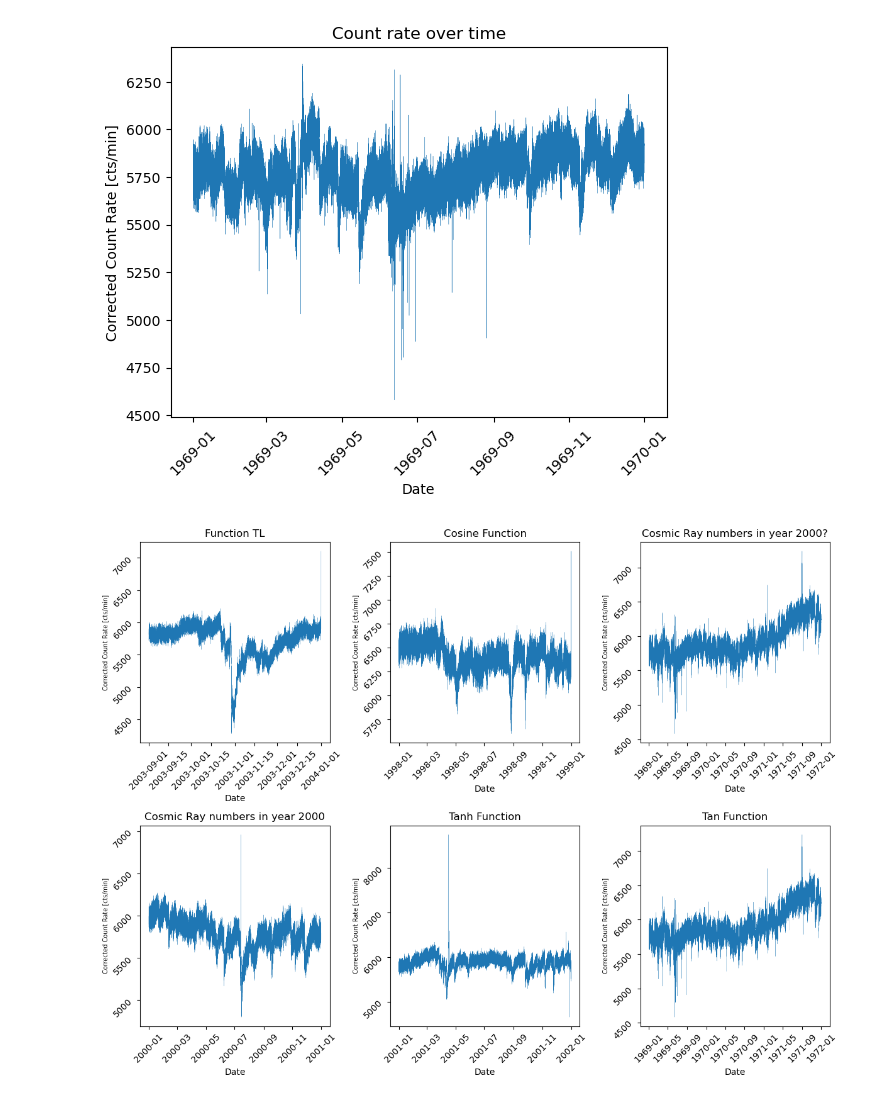
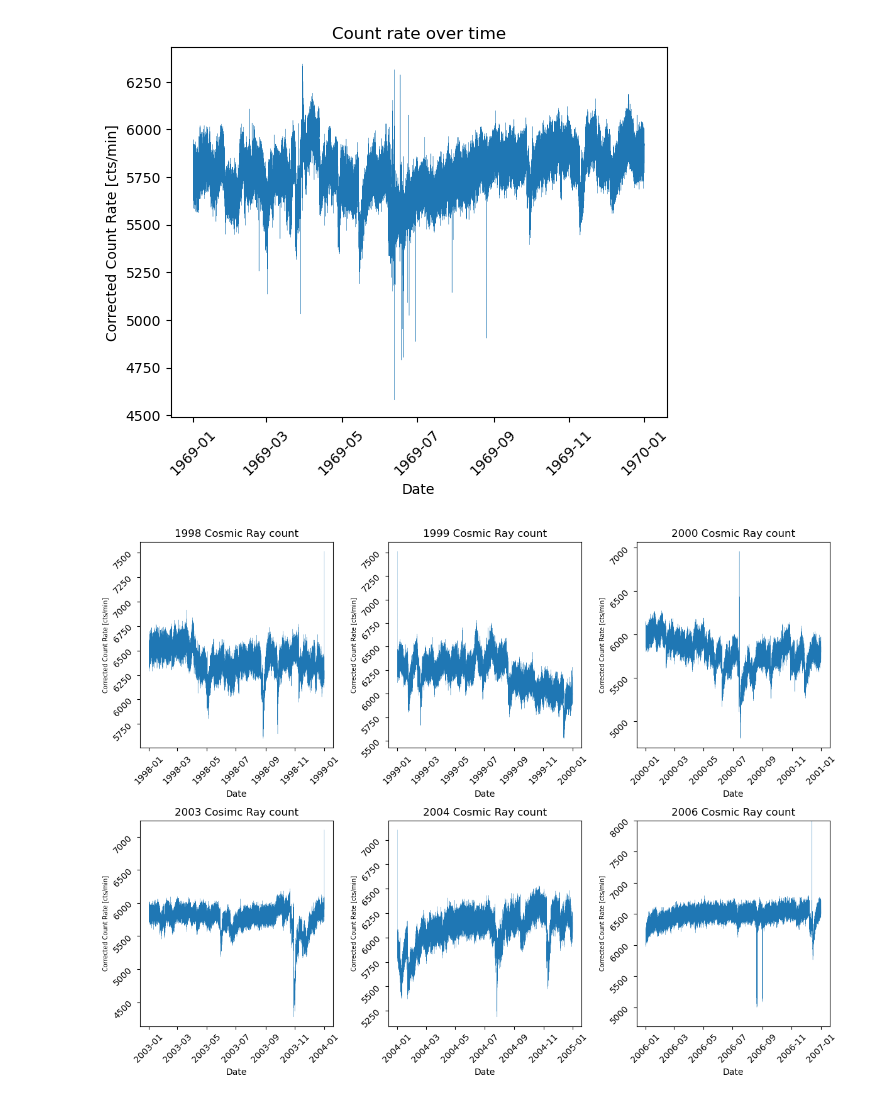
Before and after one commit to JamesGebala/High-energy-cosmic-rays-The-journey-from-supernovae-to-Earth, a Jupyter notebook: personal project plot.ipynb, the cells around one changed output. Drawn from its saved outputs; the diff is of its cells as text; code cells hidden in the pictures.

Commit message:
Subplots print to png and events found

```diff
--- a/personal project plot.ipynb
+++ b/personal project plot.ipynb
@@ -120,18 +120,18 @@ plt.savefig('Count rate graph 1969-01-01 to 1970-01-01 5 minute intervals')
 # %%
 y=data_1['CorrectedCountRate[cts/min]'].replace(0, np.nan)
 # %%
-sp1 = '2003-09-01 00:00:00'
-ep1 = '2004-01-01 00:00:00'
-sp2 = '1998-01-01 00:00:00'
-ep2 = '1999-01-01 00:00:00'
-sp3 = '2000-01-01 00:00:00'
-ep3 = '2001-01-01 00:00:00'
-sp4 = '2001-01-01 00:00:00'
-ep4 = '2002-01-01 00:00:00'
-sp5 = '1969-01-01 00:00:00'
-ep5 = '1972-01-01 00:00:00'
-sp6 = '1969-01-01 00:00:00'
-ep6 = '1972-01-01 00:00:00'
+sp1 = '1998-01-01 00:00:00'
+ep1 = '1999-01-01 00:00:00'
+sp2 = '1999-01-01 00:00:00'
+ep2 = '2000-01-01 00:00:00'
+sp3 = '2003-01-01 00:00:00'
+ep3 = '2004-01-01 00:00:00'
+sp4 = '2004-01-01 00:00:00'
+ep4 = '2005-01-01 00:00:00'
+sp5 = '2000-01-01 00:00:00'
+ep5 = '2001-01-01 00:00:00'
+sp6 = '2006-01-01 00:00:00'
+ep6 = '2007-01-01 00:00:00'
 # %%
 #setting the bounds of the data
 df_plot1 = data_1.loc[sp1:ep1]
@@ -149,7 +149,7 @@ figure, axis = plt.subplots(2, 3, figsize=(12, 9))
 
 # For top left Function
 axis[0, 0].plot(df_plot1.index, df_plot1['CorrectedCountRate[cts/min]'].replace(0, np.nan),linewidth=0.2)
-axis[0, 0].set_title("Function TL")
+axis[0, 0].set_title("1998 Cosmic Ray count")
 axis[0, 0].set_xlabel('Date')
 axis[0, 0].tick_params(labelrotation=45)
 axis[0, 0].set_ylabel('Corrected Count Rate [cts/min]',fontsize = 7)
@@ -157,41 +157,43 @@ axis[0, 0].set_ylabel('Corrected Count Rate [cts/min]',fontsize = 7)
 
 # For middle top Function
 axis[0, 1].plot(df_plot2.index, df_plot2['CorrectedCountRate[cts/min]'].replace(0, np.nan),linewidth=0.2)
-axis[0, 1].set_title("Cosine Function")
+axis[0, 1].set_title("1999 Cosmic Ray count")
 axis[0, 1].set_xlabel('Date')
 axis[0, 1].tick_params(labelrotation=45)
 axis[0, 1].set_ylabel('Corrected Count Rate [cts/min]',fontsize = 7)
 
 # For bottom left Function
-axis[1, 0].plot(df_plot3.index, df_plot3['CorrectedCountRate[cts/min]'].replace(0, np.nan),linewidth=0.2)
-axis[1, 0].set_title("Cosmic Ray numbers in year 2000")
+axis[1, 0].plot(df_plot3.index, (df_plot3['CorrectedCountRate[cts/min]'].replace(0, np.nan)),linewidth=0.2)
+axis[1, 0].set_title("2003 Cosimc Ray count")
 axis[1, 0].set_xlabel('Date')
 axis[1, 0].tick_params(labelrotation=45)
 axis[1, 0].set_ylabel('Corrected Count Rate [cts/min]',fontsize = 7)
 
 # For middle bottom Function
 axis[1, 1].plot(df_plot4.index, df_plot4['CorrectedCountRate[cts/min]'].replace(0, np.nan),linewidth=0.2)
-axis[1, 1].set_title("Tanh Function")
+axis[1, 1].set_title("2004 Cosmic Ray count")
 axis[1, 1].set_xlabel('Date')
 axis[1, 1].tick_params(labelrotation=45)
 axis[1, 1].set_ylabel('Corrected Count Rate [cts/min]',fontsize = 7)
 
 # For top right Function
 axis[0, 2].plot(df_plot5.index, df_plot5['CorrectedCountRate[cts/min]'].replace(0, np.nan),linewidth=0.2)
-axis[0, 2].set_title("Cosmic Ray numbers in year 2000?")
+axis[0, 2].set_title("2000 Cosmic Ray count")
 axis[0, 2].set_xlabel('Date')
 axis[0, 2].tick_params(labelrotation=45)
 axis[0, 2].set_ylabel('Corrected Count Rate [cts/min]',fontsize = 7)
 
 # For bottom right Function
-axis[1, 2].plot(df_plot6.index, df_plot6['CorrectedCountRate[cts/min]'].replace(0, np.nan),linewidth=0.2)
-axis[1, 2].set_title("Tan Function")
+axis[1, 2].plot(df_plot6.index, (df_plot6['CorrectedCountRate[cts/min]'].replace(0, np.nan)),linewidth=0.2)
+axis[1, 2].set_title("2006 Cosmic Ray count")
 axis[1, 2].set_xlabel('Date')
 axis[1, 2].tick_params(labelrotation=45)
 axis[1, 2].set_ylabel('Corrected Count Rate [cts/min]',fontsize = 7)
 
 # Combine all the operations and display
+plt.ylim(4700, 8000)
 plt.tight_layout()
+plt.savefig('Count rate graphs during solar events')
 plt.show()
 # %% [output]
-[figure, old version]
+[figure, new version]
```
